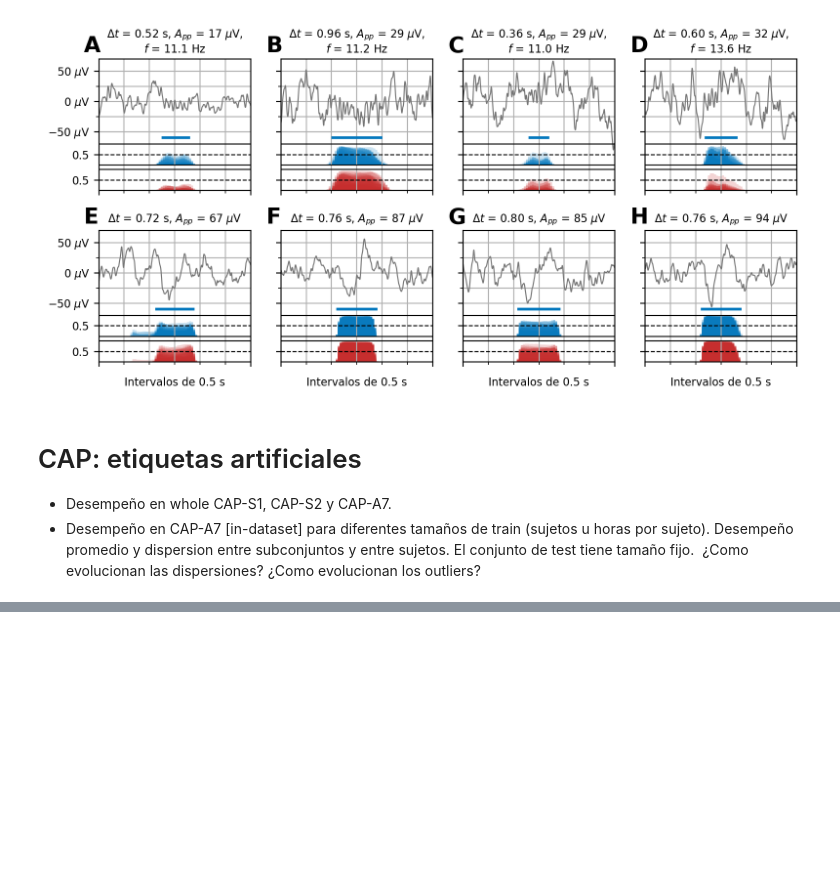
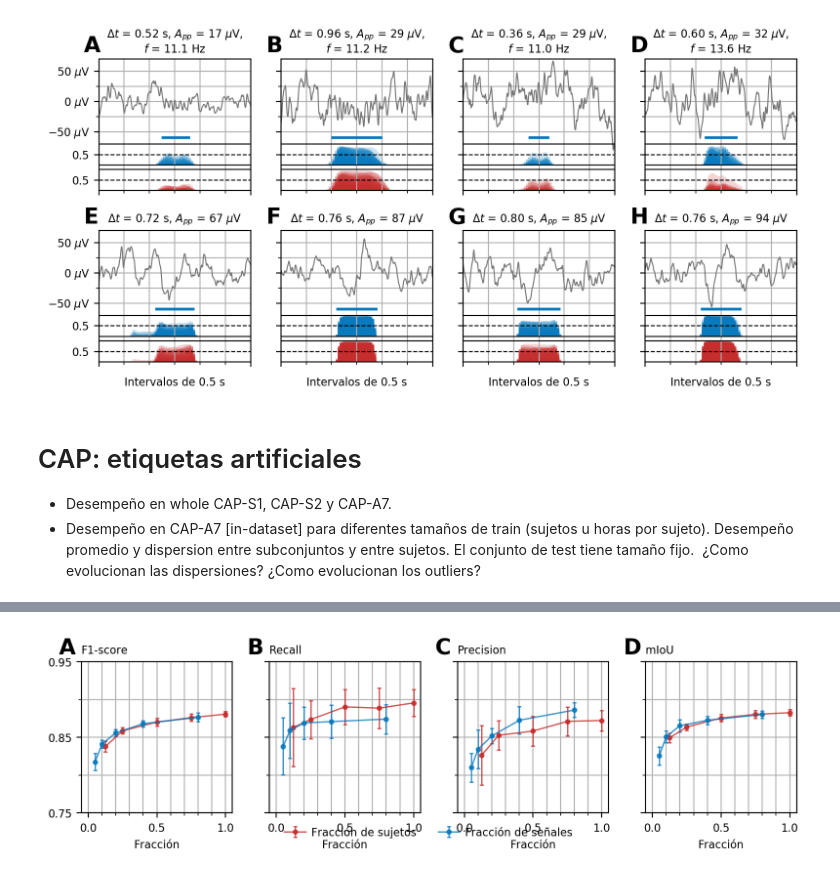
Before and after one commit to nicolasigor/sleep-rnn, a Jupyter notebook: figs_thesis/2021_result_indataset.ipynb, the cells around one changed output, grey strips where cells are left out. Cells and saved outputs as stored; diff of their text form; code cells hidden in the pictures; blank space fills up the shorter version.

```diff
--- a/figs_thesis/2021_result_indataset.ipynb
+++ b/figs_thesis/2021_result_indataset.ipynb
@@ -1328,0 +1694,90 @@ plt.show()
+# %%
+# draw
+save_figure = True
+
+letters = ['A', 'B', 'C', 'D']
+print_cases = {
+    'signal':  'Fracción de señales',
+    'subject': 'Fracción de sujetos',
+}
+cases_colors = {
+    'subject': 'red',
+    'signal':  'blue',
+}
+fig, axes = plt.subplots(1, 4, figsize=(8, 2.5), dpi=200, sharex=True, sharey=True)
+
+dispersion_group = 'Fold'
+
+metric_order = ['F1-score', 'Recall', 'Precision', 'mIoU']
+for i_m, metric_name in enumerate(metric_order):
+    ax = axes[i_m]
+    for i_case, case in enumerate(reduction_cases):
+        table = metrics_bycase_list[i_case][['Fracción', metric_name, dispersion_group]]
+        table = table.groupby(by=['Fracción', dispersion_group]).mean().reset_index()  # by-subject avg
+        table_mean = table.groupby(by=['Fracción']).mean().reset_index().to_dict(orient='list')
+        table_std = table.groupby(by=['Fracción']).std(ddof=0).reset_index().to_dict(orient='list')
+        sizes_list = table_mean['Fracción']
+        sizes_list = np.array([float(s) for s in sizes_list])
+        sorted_locs = np.argsort(sizes_list)
+        sizes_list = sizes_list[sorted_locs] / 100
+        mean_list = np.array(table_mean[metric_name])[sorted_locs]
+        std_list = np.array(table_std[metric_name])[sorted_locs]
+        if case == 'signal':
+            sizes_list = sizes_list[:-1]
+            mean_list = mean_list[:-1]
+            std_list = std_list[:-1]
+        ax.errorbar(
+            sizes_list, mean_list, yerr=std_list, label=print_cases[case],
+            linewidth=1, marker='o', markersize=3,
+            color=viz.PALETTE[cases_colors[case]],
+            capsize=1.5, alpha=.8
+        )
+        #ax.fill_between(
+        #    sizes_list,
+        #    mean_list + std_list,
+        #    mean_list - std_list,
+        #    facecolor=viz.PALETTE[cases_colors[case]], alpha=0.4
+        #)
+    ax.set_title(metric_name, fontsize=8, loc="left")
+
+for i_ax, ax in enumerate(axes):
+    # ax.legend(loc="lower right", fontsize=8)
+    ax.tick_params(labelsize=8)
+    ax.set_xlim([-0.05, 1.05])
+    ax.set_ylim([0.75, 0.95])
+    ax.set_xticks([0, 0.5, 1])
+    ax.set_xticks(np.arange(0, 1+0.001, 0.1), minor=True)
+    ax.set_yticks([0.75, 0.85, 0.95])
+    ax.set_yticks(np.arange(0.75, 0.95+0.001, 0.05), minor=True)
+    ax.set_xlabel("Fracción", fontsize=8)
+    ax.grid(which="minor")
+
+    ax.text(
+        x=-0.15, y=1.05, fontsize=16, s=r"$\bf{%s}$" % letters[i_ax],
+        ha="left", transform=ax.transAxes)
+
+# outside legend, bottom, center
+# Get legend methods
+labels_to_lines_dict = {}
+for ax in axes:
+    t_lines, t_labels = ax.get_legend_handles_labels()
+    for lbl, lin in zip(t_labels, t_lines):
+        labels_to_lines_dict[lbl] = lin
+labels = [print_cases['subject'], print_cases['signal']]
+lines = [labels_to_lines_dict[lbl] for lbl in labels]
+lg1 = fig.legend(
+    lines, labels, fontsize=8, loc="lower center",
+    bbox_to_anchor=(0.5, 0.05), ncol=len(labels), frameon=False, handletextpad=0.5)
+
+plt.tight_layout()
+
+if save_figure:
+    # Save figure
+    fname_prefix = "result_indata_cap_sizes"
+    plt.savefig("%s.pdf" % fname_prefix, bbox_extra_artists=(lg1,), bbox_inches="tight", pad_inches=0.4)
+    plt.savefig("%s.png" % fname_prefix, bbox_extra_artists=(lg1,), bbox_inches="tight", pad_inches=0.4)
+    plt.savefig("%s.svg" % fname_prefix, bbox_extra_artists=(lg1,), bbox_inches="tight", pad_inches=0.4)
+
+plt.show()
+# %% [output]
+[figure, added]
```
Also changed, not shown: parts of 8 cells of this notebook, 2 other files.
